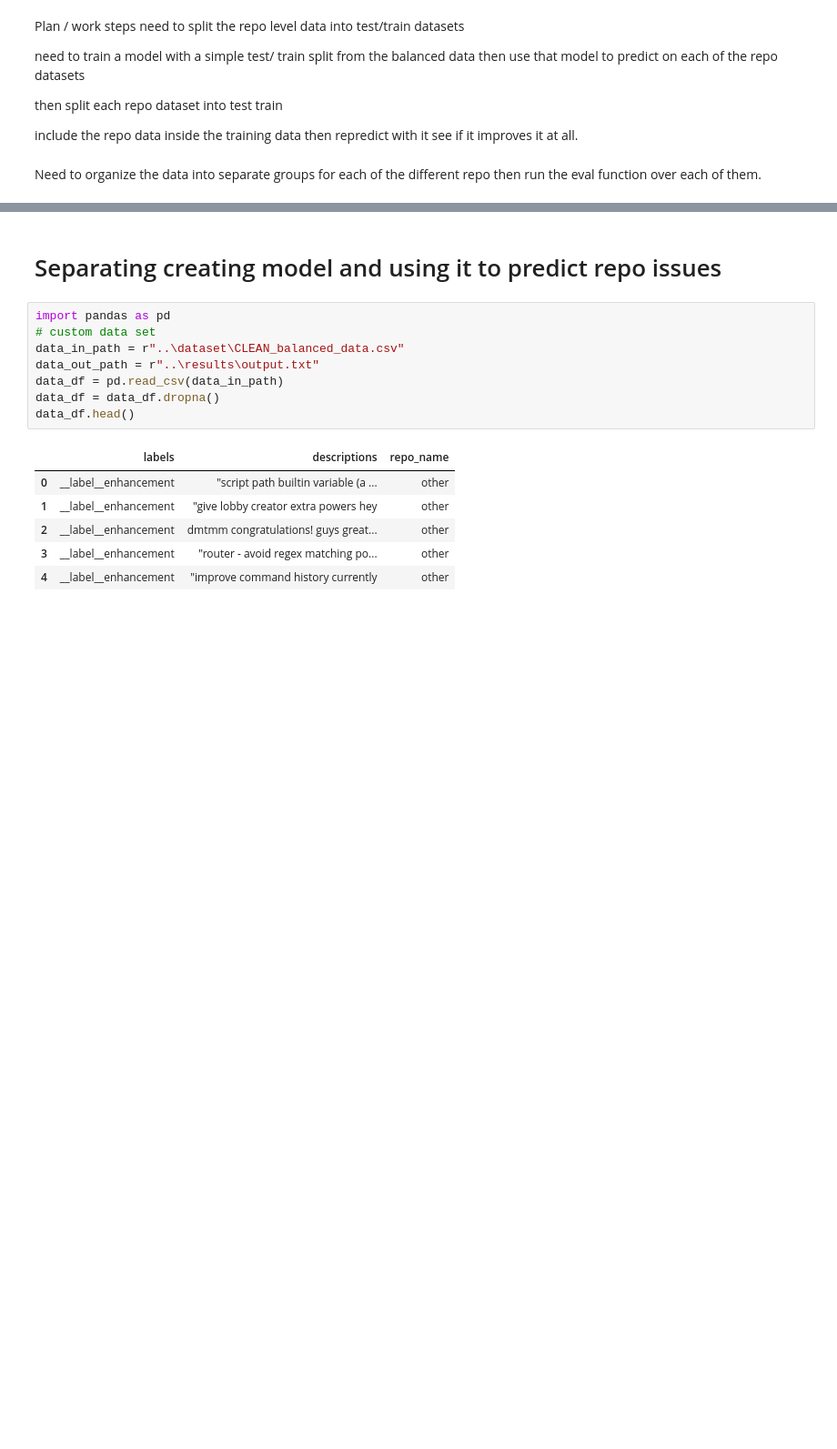
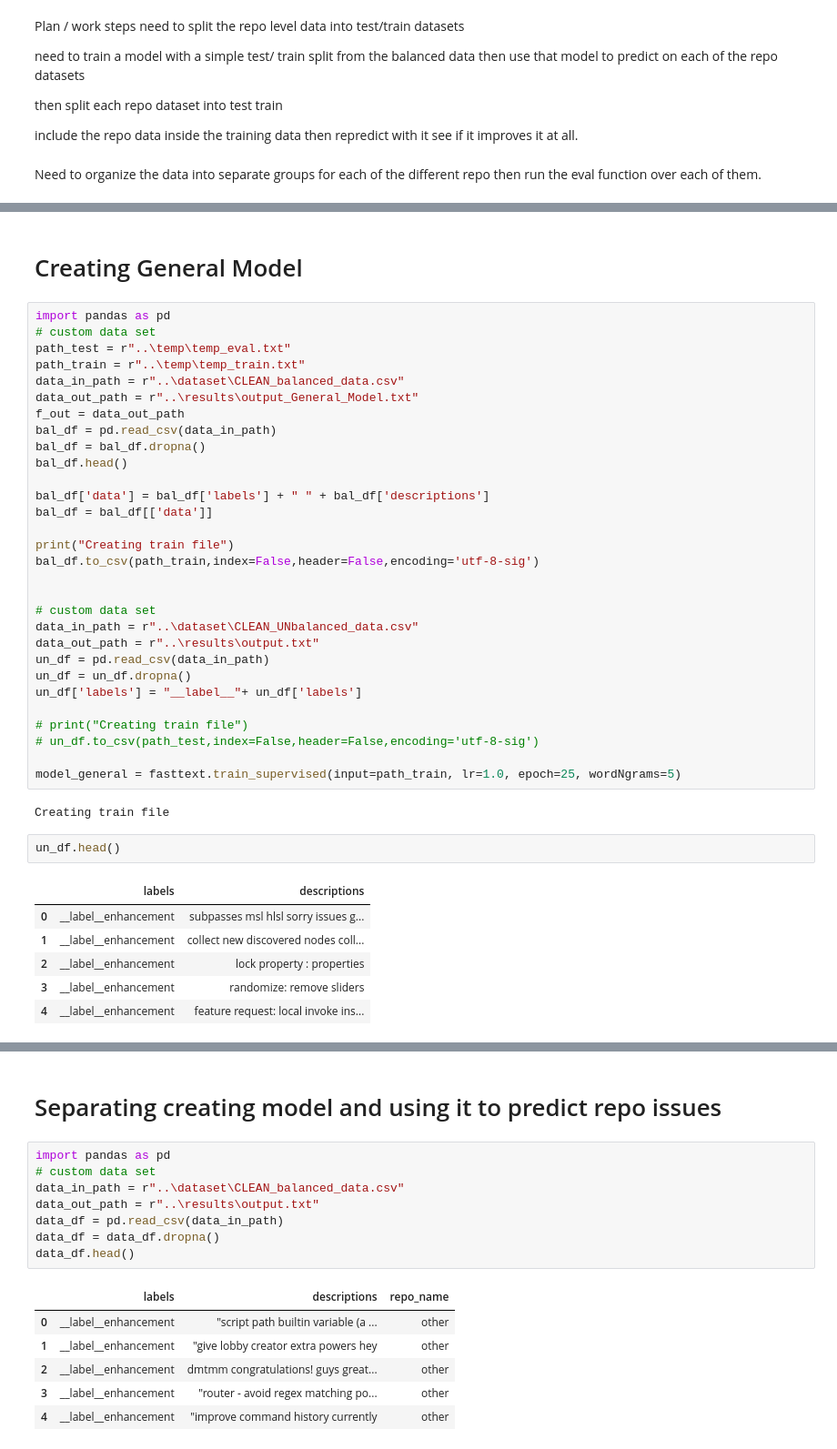
Before and after one commit to btm1837/github_issue_tagger, a Jupyter notebook: src/rq2_eval.ipynb, the cells around one changed output, grey strips where cells are left out. Shown at 91% size. Drawn from its saved outputs; the diff is of its cells as text; blank space fills up the shorter version.

```diff
--- a/src/rq2_eval.ipynb
+++ b/src/rq2_eval.ipynb
@@ -170,0 +214,43 @@ then run the eval function over each of them.
+# %% [markdown]
+# Creating General Model
+# %%
+import pandas as pd
+# custom data set
+path_test = r"..\temp\temp_eval.txt"
+path_train = r"..\temp\temp_train.txt"
+data_in_path = r"..\dataset\CLEAN_balanced_data.csv"
+data_out_path = r"..\results\output_General_Model.txt"
+f_out = data_out_path
+bal_df = pd.read_csv(data_in_path)
+bal_df = bal_df.dropna()
+bal_df.head()
+
+bal_df['data'] = bal_df['labels'] + " " + bal_df['descriptions']
+bal_df = bal_df[['data']]
+
+print("Creating train file")
+bal_df.to_csv(path_train,index=False,header=False,encoding='utf-8-sig')
+
+
+# custom data set
+data_in_path = r"..\dataset\CLEAN_UNbalanced_data.csv"
+data_out_path = r"..\results\output.txt"
+un_df = pd.read_csv(data_in_path)
+un_df = un_df.dropna()
+un_df['labels'] = "__label__"+ un_df['labels']
+
+# print("Creating train file")
+# un_df.to_csv(path_test,index=False,header=False,encoding='utf-8-sig')
+
+model_general = fasttext.train_supervised(input=path_train, lr=1.0, epoch=25, wordNgrams=5)
+# %% [output]
+Creating train file
+# %%
+un_df.head()
+# %% [output]
+|  | labels | descriptions |
+| 0 | __label__enhancement | subpasses msl hlsl sorry issues g... |
+| 1 | __label__enhancement | collect new discovered nodes coll... |
+| 2 | __label__enhancement | lock property : properties |
+| 3 | __label__enhancement | randomize: remove sliders |
+| 4 | __label__enhancement | feature request: local invoke ins... |
```
Also changed, not shown: parts of 19 cells of this notebook, 2 other files.
